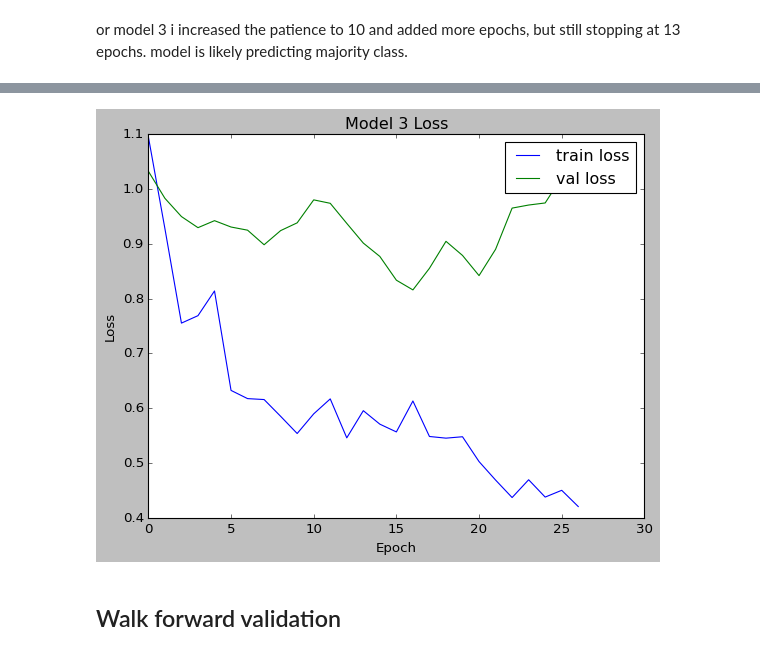
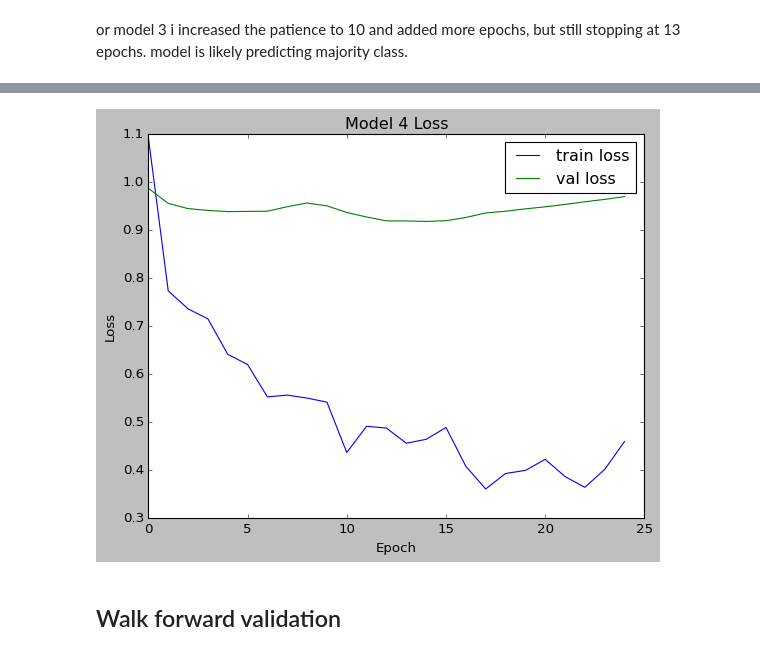
Before and after one commit to FleaBusyBeeBergs/dtsa5511-final-project, a Jupyter notebook: dtsa5511_final_project.ipynb, the cells around one changed output, grey strips where cells are left out. Drawn from its saved outputs; the diff is of its cells as text; code cells hidden in the pictures.

```diff
--- a/dtsa5511_final_project.ipynb
+++ b/dtsa5511_final_project.ipynb
@@ -1335,13 +1332,13 @@ plt.show()
 # %%
-plt.plot(history3.history['loss'], label='train loss')
-plt.plot(history3.history['val_loss'], label='val loss')
+plt.plot(history4.history['loss'], label='train loss')
+plt.plot(history4.history['val_loss'], label='val loss')
 plt.xlabel('Epoch')
 plt.ylabel('Loss')
 plt.legend()
-plt.title('Model 3 Loss')
+plt.title('Model 4 Loss')
 plt.show()
 # %% [output]
-[figure, old version]
+[figure, new version]
 # %% [markdown]
 ## Walk forward validation
 # %%
```
Also changed, not shown: parts of 14 cells of this notebook.
